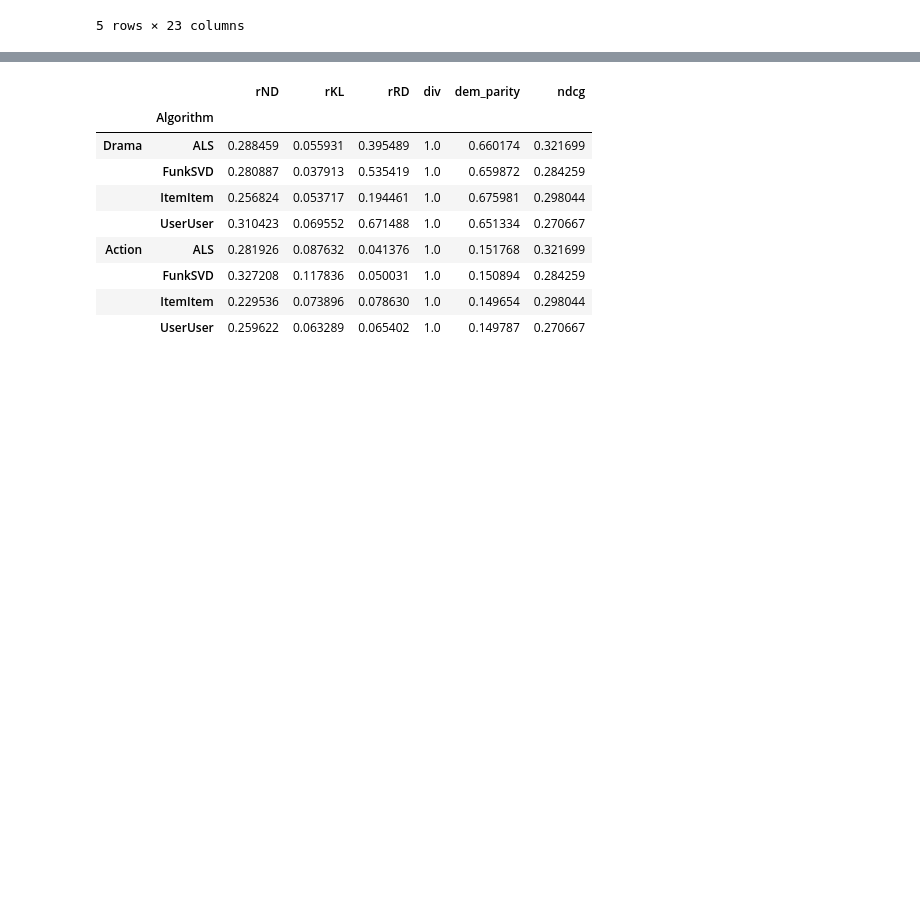
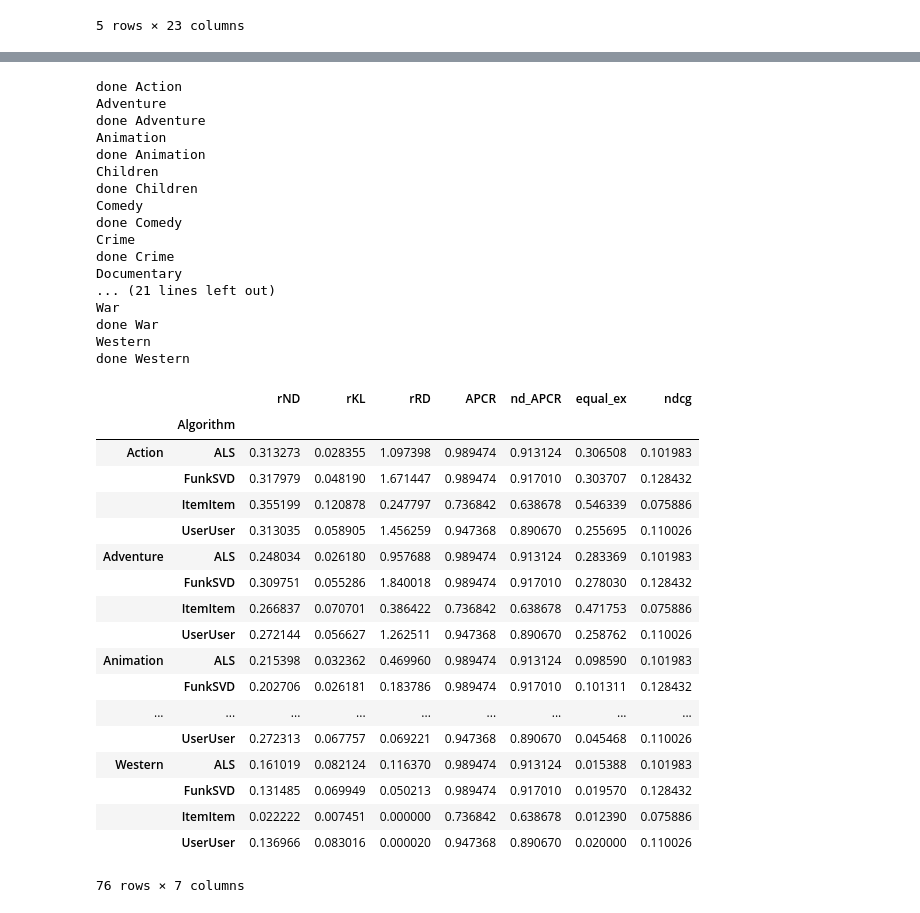
Before and after one commit to DeniseWarncke/Fair-Recommendations, a Jupyter notebook: notebooks/Evaluation pipline of measures LensKit 100k.ipynb, the cells around one changed output, grey strips where cells are left out. Drawn from its saved outputs; the diff is of its cells as text; code cells hidden in the pictures; blank space fills up the shorter version.

```diff
--- a/notebooks/Evaluation pipline of measures LensKit 100k.ipynb
+++ b/notebooks/Evaluation pipline of measures LensKit 100k.ipynb
@@ -16,13 +16,14 @@ import pandas as pd
 import math
 %matplotlib inline
 # %%
-#dataset = os.path.join(parentdir,'ml-latest-small/ratings.1.csv')
-#ratings = pd.read_csv(dataset, sep=',',
+dataset = os.path.join(parentdir,'ml-latest-small/ratings.1.csv')
+ratings = pd.read_csv(dataset, sep=',',
+                      names=['user', 'item', 'rating', 'timestamp'], header=0)
+
+
+#dataset = os.path.join(parentdir,'movielens100k/u.data')
+#ratings = pd.read_csv(dataset, sep='\s+',
 #                      names=['user', 'item', 'rating', 'timestamp'], header=0)
-
-dataset = os.path.join(parentdir,'movielens100k/u.data')
-ratings = pd.read_csv(dataset, sep='\s+',
-                      names=['user', 'item', 'rating', 'timestamp'], header=0)
 
 items = pd.read_csv('/Users/josse/Git-kode projects/Speciale/Fair-Recommendations/ml-latest-small/movies.csv', sep=',',
                       names=['item','title','genres'], header=0)
@@ -155,24 +123,26 @@ all_recs_joined.head()
 # %%
 def evaluate_genre(genre):
 
+    providers = list(all_recs_joined.iloc[:,8:])
     proItems_genre_n =  all_recs_joined.loc[ all_recs_joined[genre] == 1].item.nunique()
     print (genre)
     rla = topnFair.FairRecListAnalysis(['user', "Algorithm"])
     rla.add_metric("rND")
     rla.add_metric("rKL")
     rla.add_metric("rRD")
-    rla.add_metric("div")
-    rla.add_metric("dem_parity")
+    rla.add_metric("APCR")
+    rla.add_metric("nd_APCR")
+    rla.add_metric("equal_ex")
     rla.add_metric("ndcg")
-    results= rla.compute(all_recs_joined, test_data, genre, providers, items_n, proItems_genre_n)
+    results= rla.compute(all_recs_joined, test_data, genre, providers)
     #results_horror.groupby('Algorithm').mean()
     print("done" , genre)
     return results.groupby('Algorithm').mean()
 # %%
-testproviders = ["Drama", "Action"]
+#testproviders = ["Drama", "Action"]
+testproviders = list(all_recs_joined.iloc[:,8:])
 allResults = []
 for genre in testproviders:
     rep = evaluate_genre(genre)
     allResults.append(rep)
-pd.concat(allResults, keys=testproviders)
 # %% [output]
@@ -191,10 +150,36 @@ pd.concat(allResults, keys=testproviders)
+done Action
+Adventure
+done Adventure
+Animation
+done Animation
+Children
+done Children
+Comedy
+done Comedy
+Crime
+done Crime
+Documentary
+... (21 lines left out)
+War
+done War
+Western
+done Western
-|  |  | rND | rKL | rRD | div | dem_parity | ndcg |
-|  | Algorithm |  |  |  |  |  |  |
-| Drama | ALS | 0.288459 | 0.055931 | 0.395489 | 1.0 | 0.660174 | 0.321699 |
-|  | FunkSVD | 0.280887 | 0.037913 | 0.535419 | 1.0 | 0.659872 | 0.284259 |
-|  | ItemItem | 0.256824 | 0.053717 | 0.194461 | 1.0 | 0.675981 | 0.298044 |
-|  | UserUser | 0.310423 | 0.069552 | 0.671488 | 1.0 | 0.651334 | 0.270667 |
-| Action | ALS | 0.281926 | 0.087632 | 0.041376 | 1.0 | 0.151768 | 0.321699 |
-|  | FunkSVD | 0.327208 | 0.117836 | 0.050031 | 1.0 | 0.150894 | 0.284259 |
-|  | ItemItem | 0.229536 | 0.073896 | 0.078630 | 1.0 | 0.149654 | 0.298044 |
-|  | UserUser | 0.259622 | 0.063289 | 0.065402 | 1.0 | 0.149787 | 0.270667 |
+|  |  | rND | rKL | rRD | APCR | nd_APCR | equal_ex | ndcg |
+|  | Algorithm |  |  |  |  |  |  |  |
+| Action | ALS | 0.313273 | 0.028355 | 1.097398 | 0.989474 | 0.913124 | 0.306508 | 0.101983 |
+|  | FunkSVD | 0.317979 | 0.048190 | 1.671447 | 0.989474 | 0.917010 | 0.303707 | 0.128432 |
+|  | ItemItem | 0.355199 | 0.120878 | 0.247797 | 0.736842 | 0.638678 | 0.546339 | 0.075886 |
+|  | UserUser | 0.313035 | 0.058905 | 1.456259 | 0.947368 | 0.890670 | 0.255695 | 0.110026 |
+| Adventure | ALS | 0.248034 | 0.026180 | 0.957688 | 0.989474 | 0.913124 | 0.283369 | 0.101983 |
+|  | FunkSVD | 0.309751 | 0.055286 | 1.840018 | 0.989474 | 0.917010 | 0.278030 | 0.128432 |
+|  | ItemItem | 0.266837 | 0.070701 | 0.386422 | 0.736842 | 0.638678 | 0.471753 | 0.075886 |
+|  | UserUser | 0.272144 | 0.056627 | 1.262511 | 0.947368 | 0.890670 | 0.258762 | 0.110026 |
+| Animation | ALS | 0.215398 | 0.032362 | 0.469960 | 0.989474 | 0.913124 | 0.098590 | 0.101983 |
+|  | FunkSVD | 0.202706 | 0.026181 | 0.183786 | 0.989474 | 0.917010 | 0.101311 | 0.128432 |
+| ... | ... | ... | ... | ... | ... | ... | ... | ... |
+|  | UserUser | 0.272313 | 0.067757 | 0.069221 | 0.947368 | 0.890670 | 0.045468 | 0.110026 |
+| Western | ALS | 0.161019 | 0.082124 | 0.116370 | 0.989474 | 0.913124 | 0.015388 | 0.101983 |
+|  | FunkSVD | 0.131485 | 0.069949 | 0.050213 | 0.989474 | 0.917010 | 0.019570 | 0.128432 |
+|  | ItemItem | 0.022222 | 0.007451 | 0.000000 | 0.736842 | 0.638678 | 0.012390 | 0.075886 |
+|  | UserUser | 0.136966 | 0.083016 | 0.000020 | 0.947368 | 0.890670 | 0.020000 | 0.110026 |
+76 rows × 7 columns
```
Also changed, not shown: parts of 8 cells of this notebook, 6 other files.
